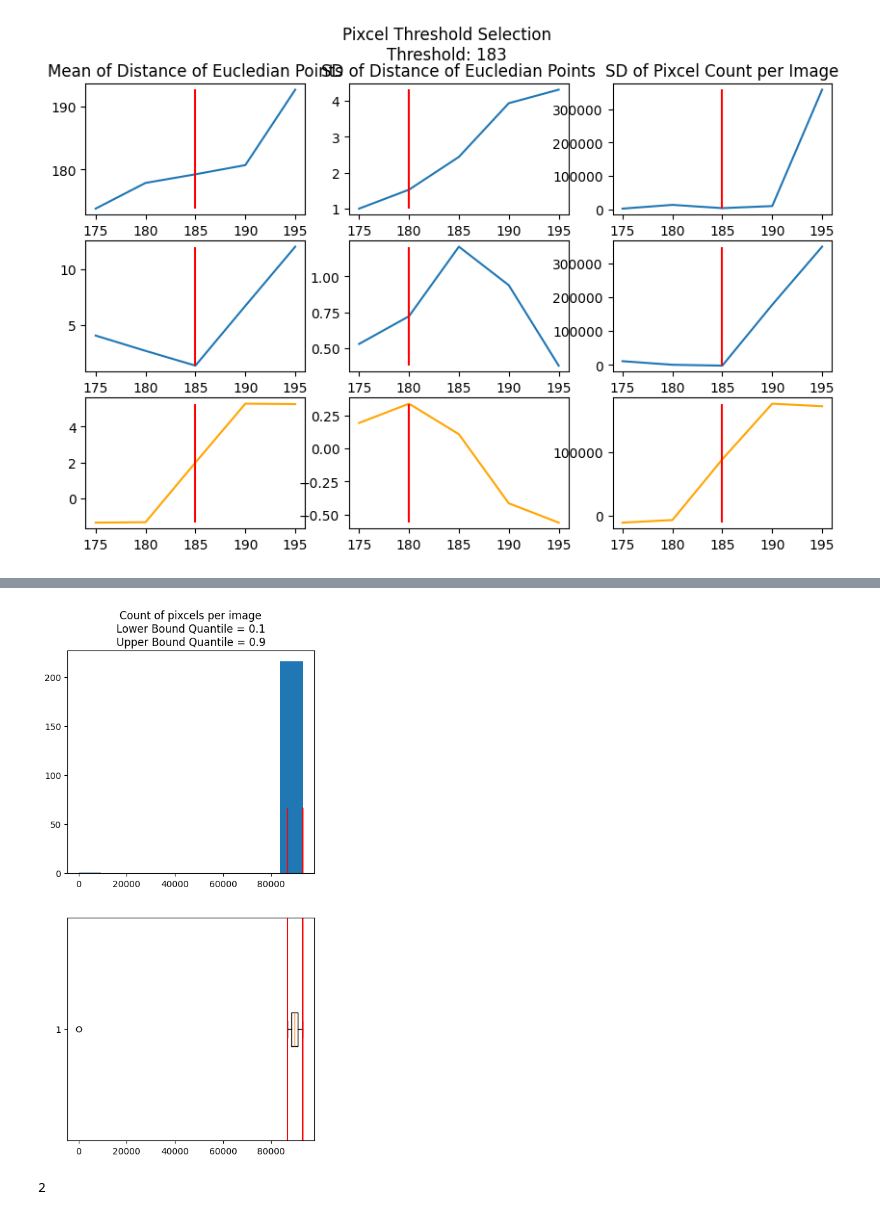
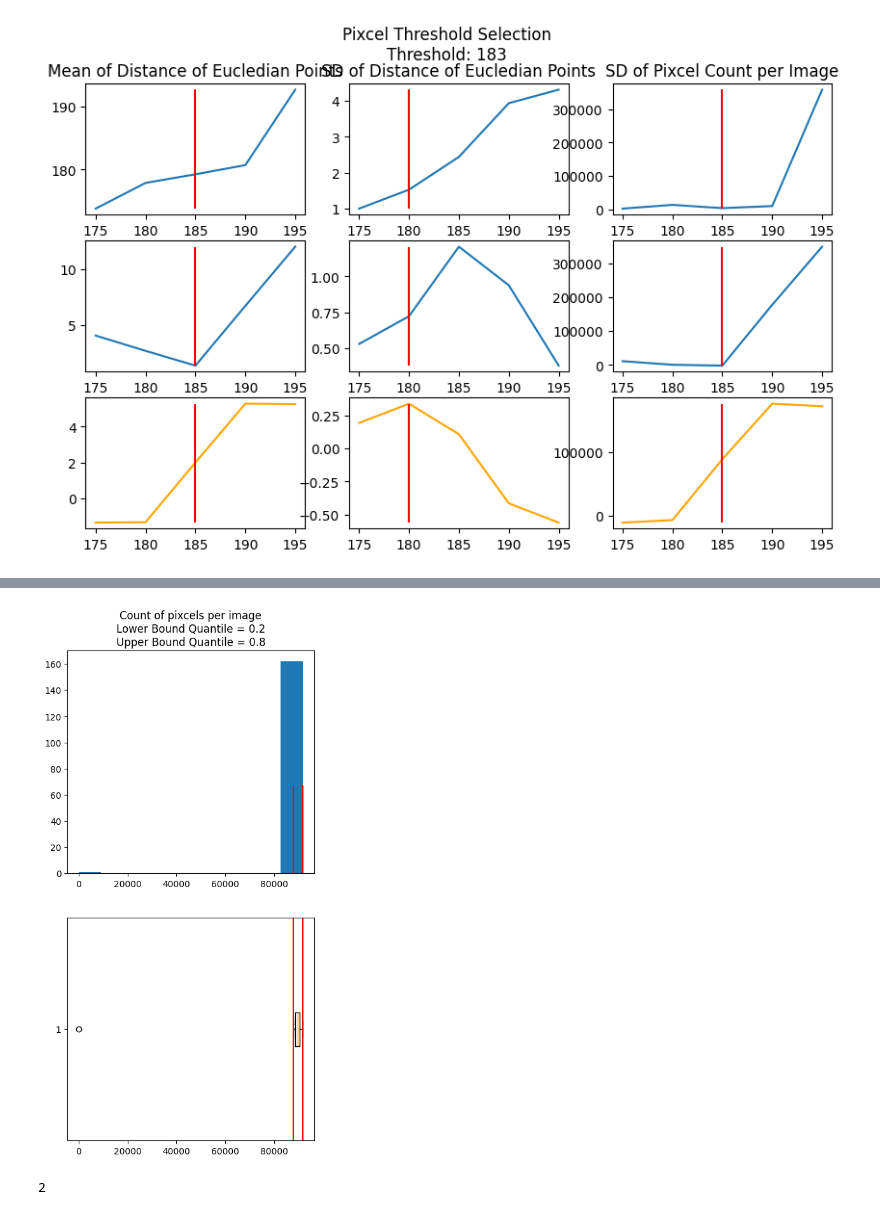
Before and after one commit to oro-sean/stripeFieldGUI, a Jupyter notebook: dev_NB.ipynb, the cells around one changed output, grey strips where cells are left out. Drawn from its saved outputs; the diff is of its cells as text; code cells hidden in the pictures.

```diff
--- a/dev_NB.ipynb
+++ b/dev_NB.ipynb
@@ -63,7 +71,7 @@ thresholds.Generate_Stripe_Pixcels(4,features.pixcels,features.origShape)
 # %%
 ## Count Cleaning Graphs
-thresholds.Count_Filter(float(0.1),float(0.9))
+thresholds.Count_Filter(float(0.2),float(0.8))
 thresholds.Cnt_Filter_Plot()
 # %% [output]
-[figure, old version]
+[figure, new version]
 # %%
```
Also changed, not shown: parts of 34 cells of this notebook, 3 other files.
